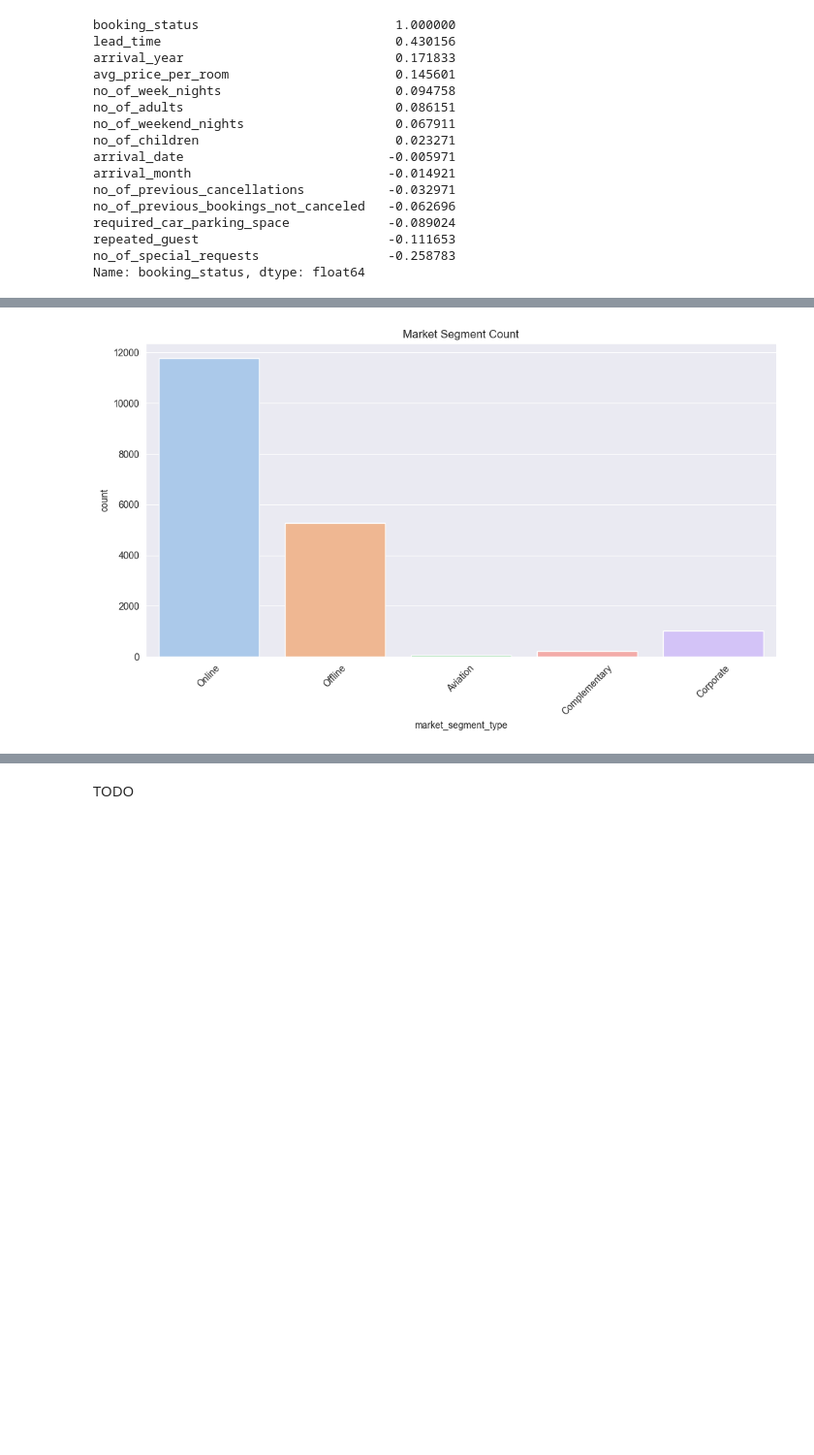
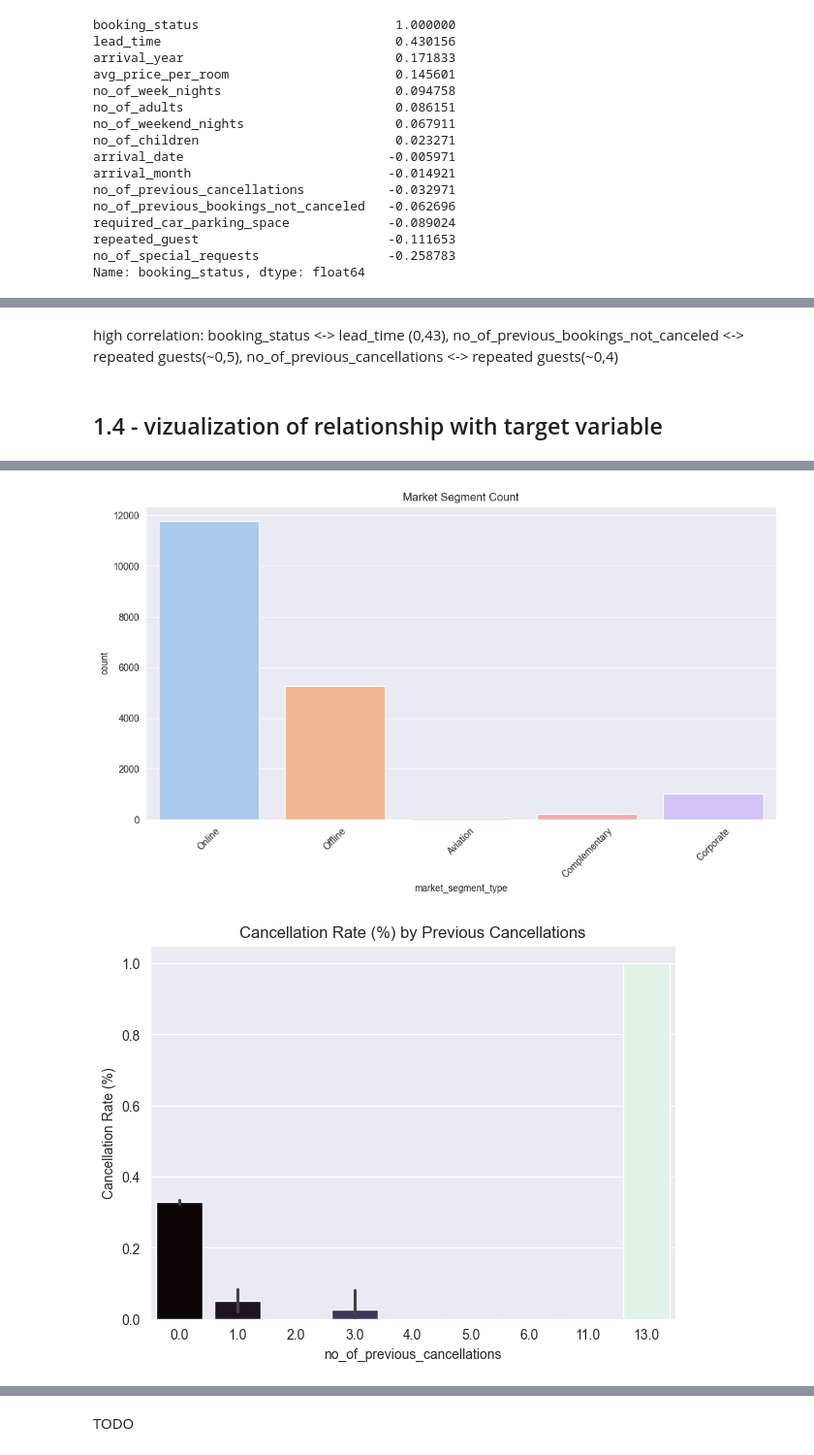
Before and after one commit to dajja-blip/data_science2_task2, a Jupyter notebook: Task1.ipynb, the cells around one changed output, grey strips where cells are left out. Shown at 97% size. Saved outputs shown, nothing was run; the diff lists cells and outputs as text; code cells hidden in the pictures; blank space fills up the shorter version.

```diff
--- a/Task1.ipynb
+++ b/Task1.ipynb
@@ -116,5 +154,11 @@ We can see correlations with booking status. With the strongest correlations bei
+# %% [markdown]
+high correlation:
+booking_status <-> lead_time (0,43),
+no_of_previous_bookings_not_canceled <-> repeated guests(~0,5),
+no_of_previous_cancellations <-> repeated guests(~0,4)
+# %% [markdown]
+## 1.4 - vizualization of relationship with target variable
 # %%
-
 plt.figure(figsize=(7, 5))
 # Fix: Assigned 'booking_status' to both x and hue, then set legend=False
 sns.countplot(
@@ -164,31 +208,49 @@ sns.barplot(
     hue='no_of_special_requests',
     legend=False,
     palette='mako'
 )
 plt.ylabel('Cancellation Rate')
 plt.title('Cancellation Rate by Number of Special Requests')
 plt.show()
 
 # Market Segment vs. Status
 # Fix: Assigned 'x' to 'hue' to satisfy the new requirement
 plt.figure(figsize=(12, 6))
 sns.countplot(
     x='market_segment_type',
     hue='market_segment_type',
     data=df_clean,
     palette='pastel',
     legend=False
 )
 # Note: If you want to see the breakdown of cancellation WITHIN the segment:
 # sns.countplot(x='market_segment_type', hue='booking_status', data=df_clean, palette='pastel')
 
 plt.title('Market Segment Count')
 plt.xticks(rotation=45)
 plt.show()
+
+
+## cancellation rate by previous cancellations
+plt.figure(figsize=(7, 5))
+
+sns.barplot(
+    data=df_clean,
+    x='no_of_previous_cancellations',
+    y='booking_status',
+    hue='no_of_previous_cancellations',
+    palette='mako',
+    legend=False
+)
+
+plt.title("Cancellation Rate (%) by Previous Cancellations")
+plt.ylabel("Cancellation Rate (%)")
+plt.show()
 # %% [output]
 [figure]
 [figure]
 [figure]
 [figure]
 [figure]
+[figure, added]
 # %% [markdown]
```
Also changed, not shown: parts of 52 cells of this notebook.
